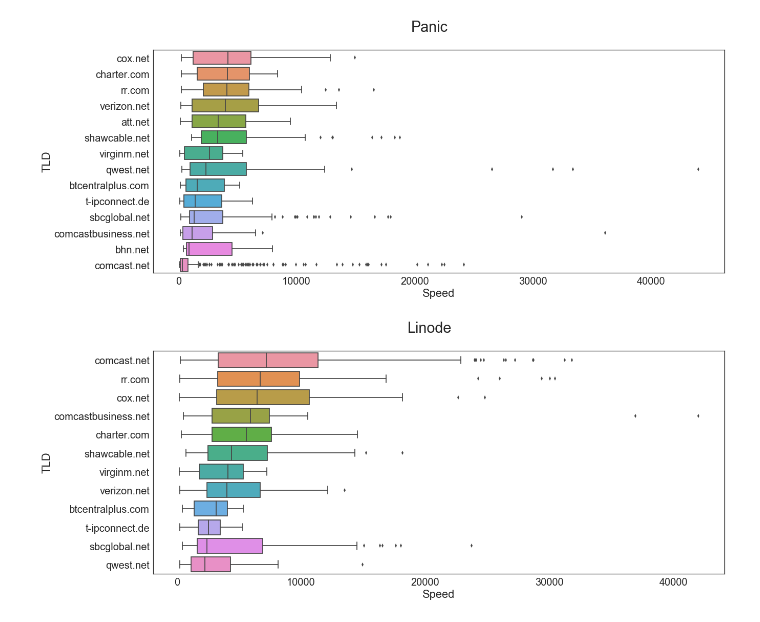
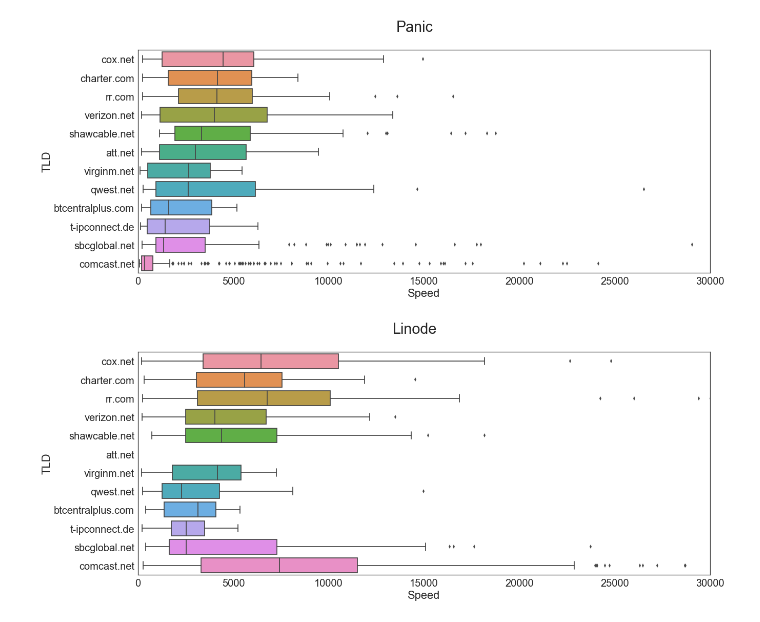
Before and after one commit to panicinc/speed_mystery, a Jupyter notebook: main.ipynb, the cells around one changed output. Saved outputs shown, nothing was run; the diff lists cells and outputs as text; code cells hidden in the pictures.

Commit message:
update graphs

```diff
--- a/main.ipynb
+++ b/main.ipynb
@@ -20,40 +20,54 @@ df2 = pd.read_csv('part2.log.csv',
                   names=['TS', 'Speed', 'TLD', 'Location'],
                   parse_dates=True)
 
-
-# Filter by speed
-# df1 = df1[df1['Speed'] < 15000]
-# df2 = df2[df2['Speed'] < 15000]
+# remove data outside of our test date range
+df1 = df1.loc['2017-11-20':'2017-11-22']
+df2 = df2.loc['2017-11-20':'2017-11-22']
 # %%
 # remove rows from TLDs with low occurances
-df1_c = df1[df1.groupby('TLD').Speed.transform(len) >= 25].copy(True)
-df2_c = df2[df2.groupby('TLD').Speed.transform(len) >= 25].copy(True)
+df1_c = df1[df1.groupby('TLD').Speed.transform(len) >= 30].copy(True)
+df2_c = df2[df2.groupby('TLD').Speed.transform(len) >= 30].copy(True)
 
 # print(df1_c['TLD'].value_counts())
+# print(df2_c['TLD'].value_counts())
+
+# Filter by speed
+# df1_c = df1_c[df1_c['Speed'] < 15000]
+# df2_c = df2_c[df2_c['Speed'] < 15000]
 
 # Sort the TLDs by mean speed
 ranks1 = df1_c.groupby("TLD")["Speed"].median().fillna(0).sort_values()[::-1].index
 ranks2 = df2_c.groupby("TLD")["Speed"].median().fillna(0).sort_values()[::-1].index
 
 FIG_WIDTH = 20
 FIG_HEIGHT = 8
 sns.set(font_scale=2)
 sns.set_style("white")
 
 fig, _ = plt.subplots()
 fig.set_figwidth(FIG_WIDTH)
 fig.set_figheight(FIG_HEIGHT)
 fig.suptitle('Panic')
-bp1 = sns.boxplot(data=df1_c, y='TLD', x='Speed', orient='h', order=ranks1)
+bp1 = sns.boxplot(data=df1_c,
+                  y='TLD',
+                  x='Speed',
+                  orient='h',
+                  order=ranks1)
+_ = bp1.set(xlim=(0, 30000))
 
 fig, _ = plt.subplots()
 fig.set_figwidth(FIG_WIDTH)
 fig.set_figheight(FIG_HEIGHT)
 fig.suptitle('Linode')
-bp2 = sns.boxplot(data=df2_c, y='TLD', x='Speed', orient='h', order=ranks2)
+bp2 = sns.boxplot(data=df2_c,
+                  y='TLD',
+                  x='Speed',
+                  orient='h',
+                  order=ranks1)
+_ = bp2.set(xlim=(0, 30000))
 # %% [output]
-[figure, old version]
+[figure, new version]
-[figure, old version]
+[figure, new version]
 # %%
 # Filter by speed
 # df1 = df1[df1['Speed'] < 5000]
```
Also changed, not shown: parts of 3 cells of this notebook.
